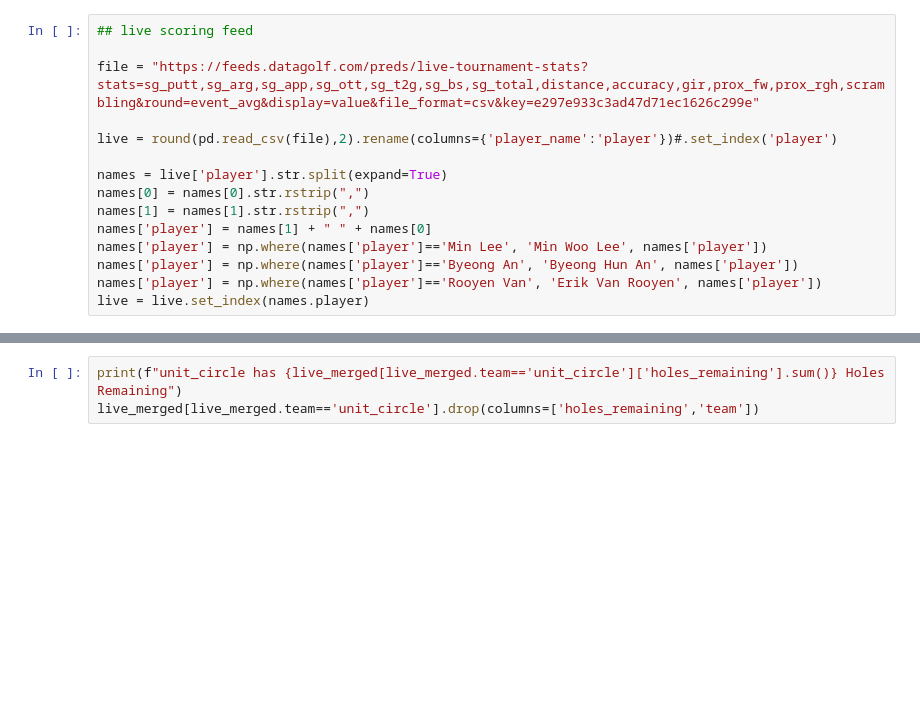
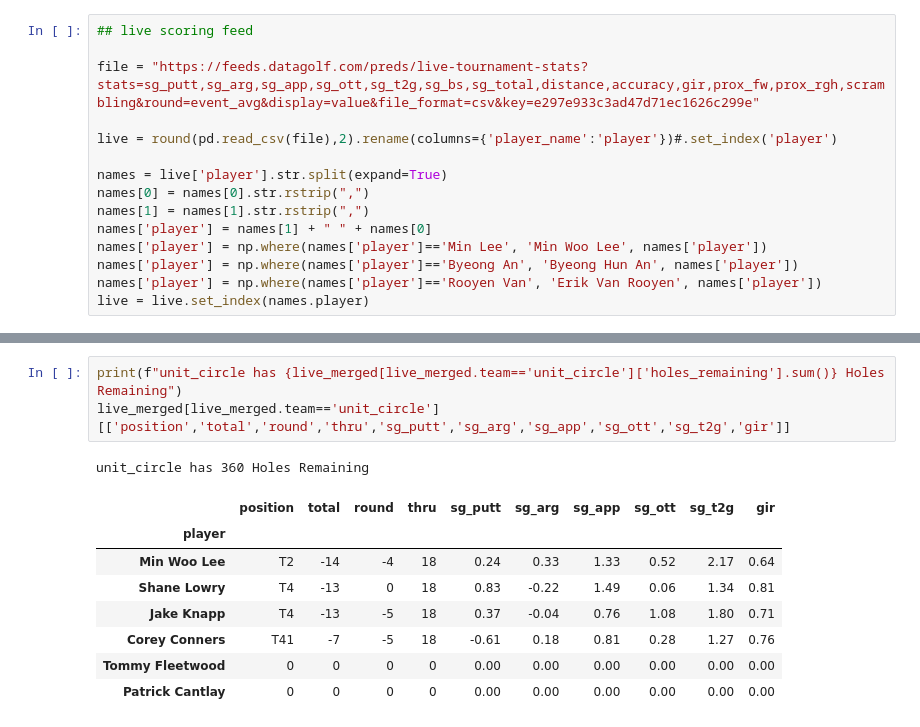
Before and after one commit to mikejackson35/fantrax, a Jupyter notebook: live_scoring.ipynb, the cells around one changed output, grey strips where cells are left out. Cells and saved outputs as stored; diff of their text form; blank space fills up the shorter version.

```diff
--- a/live_scoring.ipynb
+++ b/live_scoring.ipynb
@@ -96,6 +132,16 @@ SyntaxError: unterminated string literal (detected at line 3) (1507082030.py, li
 # %%
 print(f"unit_circle has {live_merged[live_merged.team=='unit_circle']['holes_remaining'].sum()} Holes Remaining")
-live_merged[live_merged.team=='unit_circle'].drop(columns=['holes_remaining','team'])
+live_merged[live_merged.team=='unit_circle'][['position','total','round','thru','sg_putt','sg_arg','sg_app','sg_ott','sg_t2g','gir']]
+# %% [output]
+unit_circle has 360 Holes Remaining
+|  | position | total | round | thru | sg_putt | sg_arg | sg_app | sg_ott | sg_t2g | gir |
+| player |  |  |  |  |  |  |  |  |  |  |
+| Min Woo Lee | T2 | -14 | -4 | 18 | 0.24 | 0.33 | 1.33 | 0.52 | 2.17 | 0.64 |
+| Shane Lowry | T4 | -13 | 0 | 18 | 0.83 | -0.22 | 1.49 | 0.06 | 1.34 | 0.81 |
+| Jake Knapp | T4 | -13 | -5 | 18 | 0.37 | -0.04 | 0.76 | 1.08 | 1.80 | 0.71 |
+| Corey Conners | T41 | -7 | -5 | 18 | -0.61 | 0.18 | 0.81 | 0.28 | 1.27 | 0.76 |
+| Tommy Fleetwood | 0 | 0 | 0 | 0 | 0.00 | 0.00 | 0.00 | 0.00 | 0.00 | 0.00 |
+| Patrick Cantlay | 0 | 0 | 0 | 0 | 0.00 | 0.00 | 0.00 | 0.00 | 0.00 | 0.00 |
 # %%
 # live look at all 48 active players with player as index
 
```
Also changed, not shown: parts of 17 cells of this notebook, 7 other files.
